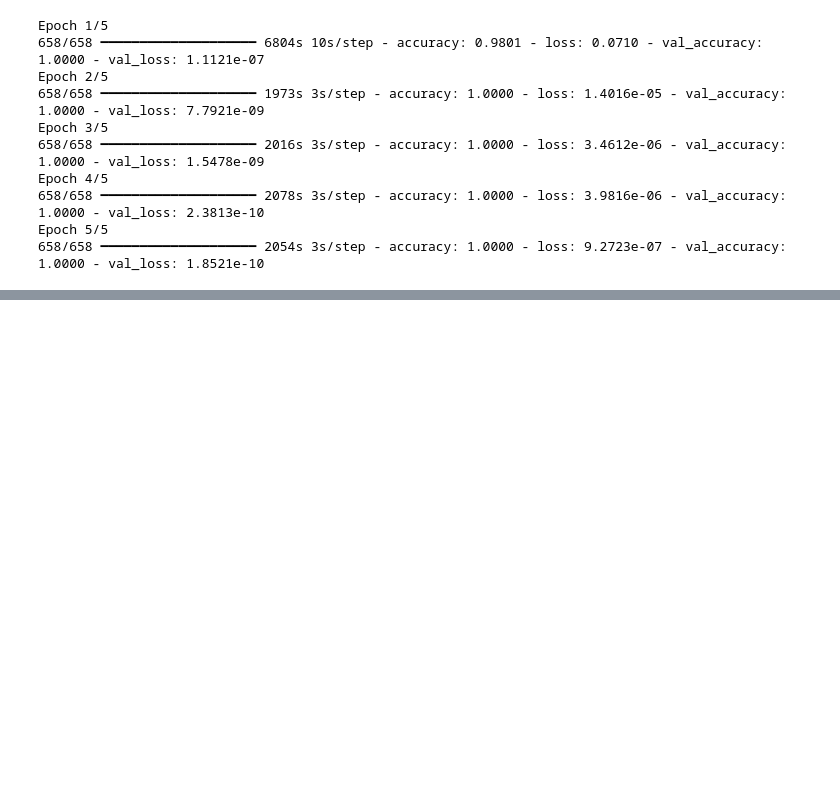
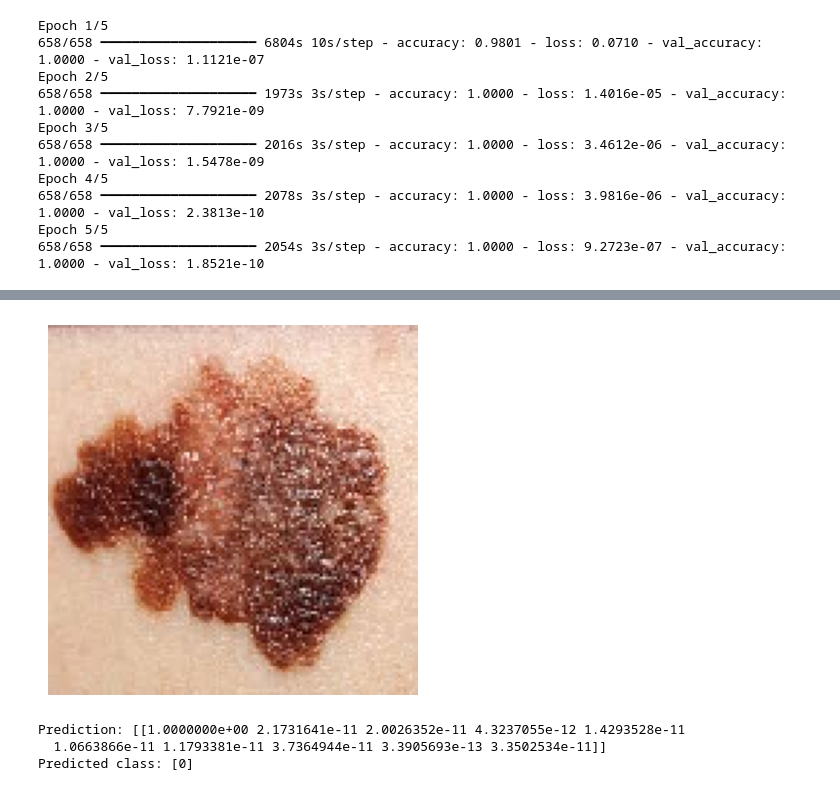
Before and after one commit to Mkr-mayank/CNN, a Jupyter notebook: Prediction_Using_CNN.ipynb, the cells around one changed output, grey strips where cells are left out. Cells and saved outputs as stored; diff of their text form; code cells hidden in the pictures; blank space fills up the shorter version.

```diff
--- a/Prediction_Using_CNN.ipynb
+++ b/Prediction_Using_CNN.ipynb
@@ -186,0 +193,31 @@ print("Recall:", recall)
+# %%
+# import numpy as np
+# import matplotlib.pyplot as plt
+from tensorflow.keras.preprocessing import image
+# from google.colab import drive
+
+# Step 1: Mount Google Drive
+# drive.mount('/content/drive')
+
+# Step 2: Load the image from Google Drive
+img_path = '/content/drive/MyDrive/test.jpeg'  # Replace with the actual path to your image in Google Drive
+
+# Load the image
+img = image.load_img(img_path, target_size=(IMG_SIZE, IMG_SIZE))  # Replace IMG_HEIGHT and IMG_WIDTH with your model's input dimensions
+img_array = image.img_to_array(img)
+img_array = np.expand_dims(img_array, axis=0)
+img_array /= 255.0  # Normalize the image data to 0-1 range if your model was trained this way
+
+# Step 3: Make predictions using the already defined model
+prediction = model.predict(img_array)
+
+# Display the image
+plt.imshow(img)
+plt.axis('off')
+plt.show()
+
+# Step 4: Evaluate the result
+print("Prediction:", prediction)
+predicted_class = np.argmax(prediction, axis=1)
+print("Predicted class:", predicted_class)
+# %% [output]
@@ -186,0 +225,4 @@ print("Recall:", recall)
+[figure, added]
+Prediction: [[1.0000000e+00 2.1731641e-11 2.0026352e-11 4.3237055e-12 1.4293528e-11
+  1.0663866e-11 1.1793381e-11 3.7364944e-11 3.3905693e-13 3.3502534e-11]]
+Predicted class: [0]
```
Also changed, not shown: parts of 2 cells of this notebook.
